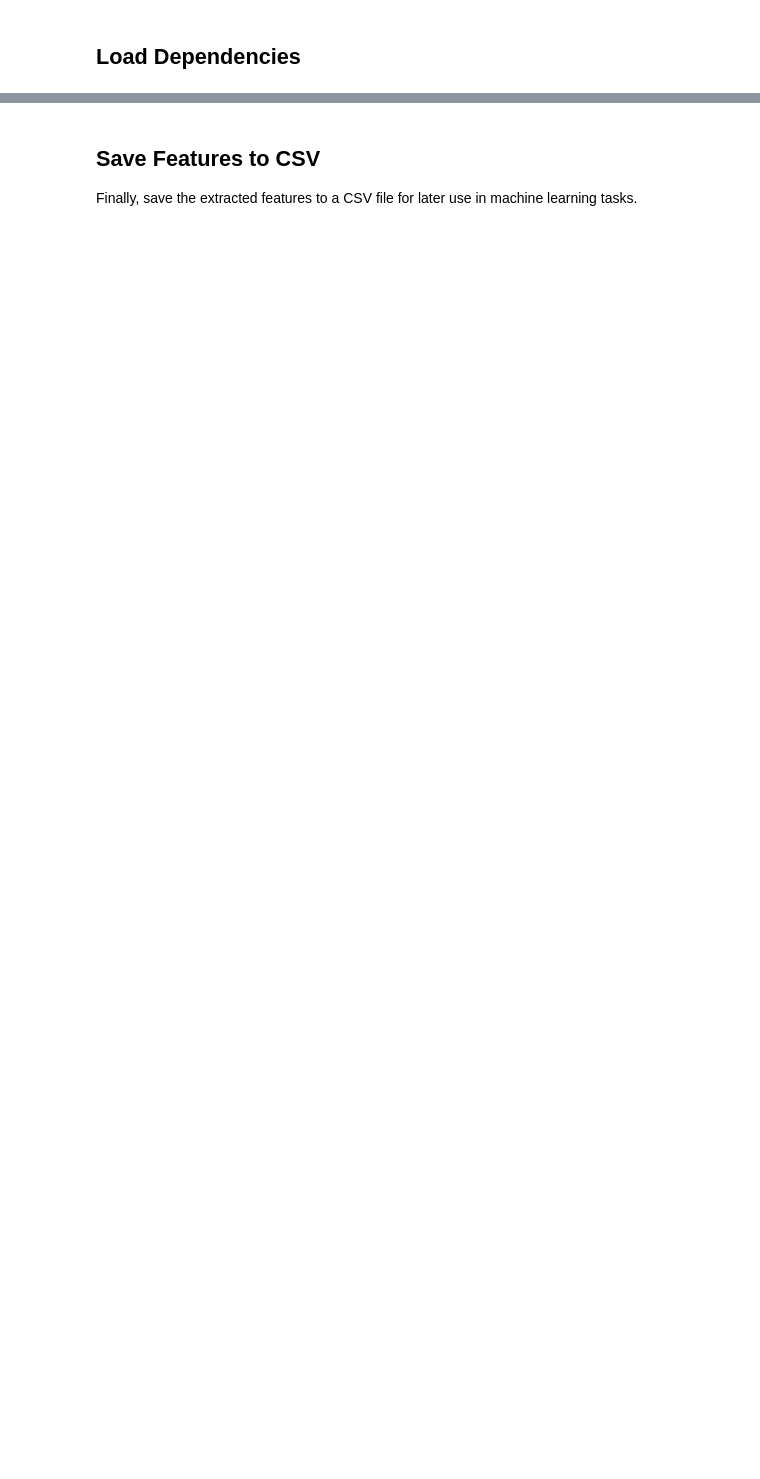
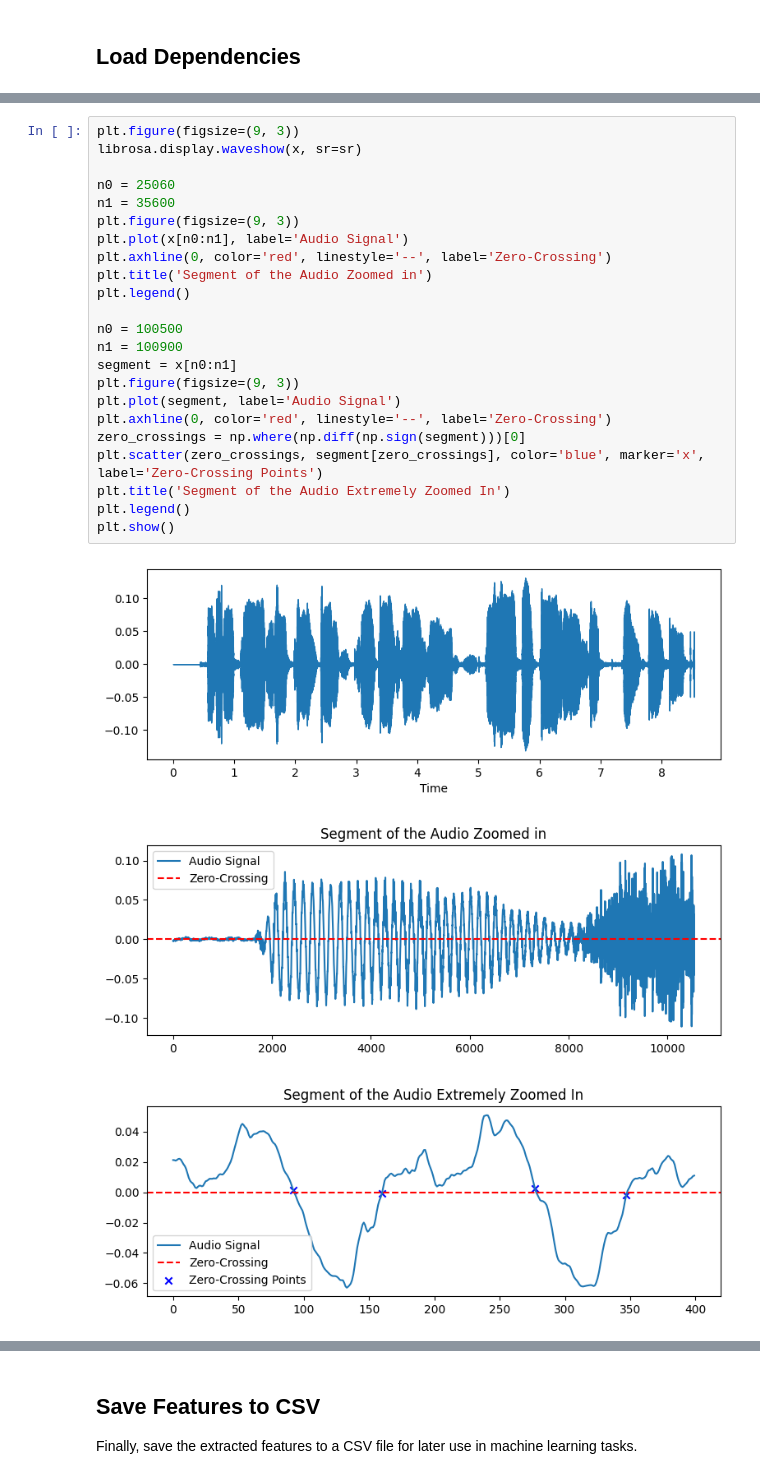
Before and after one commit to shelyuu/speaker-recognition, a Jupyter notebook: OPR000_Feature_Extraction_Explained.ipynb, the cells around one changed output, grey strips where cells are left out. Saved outputs shown, nothing was run; the diff lists cells and outputs as text; blank space fills up the shorter version.

```diff
--- a/OPR000_Feature_Extraction_Explained.ipynb
+++ b/OPR000_Feature_Extraction_Explained.ipynb
@@ -165,0 +52,27 @@ KeyError: 'duration'
+# %%
+plt.figure(figsize=(9, 3))
+librosa.display.waveshow(x, sr=sr)
+
+n0 = 25060
+n1 = 35600
+plt.figure(figsize=(9, 3))
+plt.plot(x[n0:n1], label='Audio Signal')
+plt.axhline(0, color='red', linestyle='--', label='Zero-Crossing')
+plt.title('Segment of the Audio Zoomed in')
+plt.legend()
+
+n0 = 100500
+n1 = 100900
+segment = x[n0:n1]
+plt.figure(figsize=(9, 3))
+plt.plot(segment, label='Audio Signal')
+plt.axhline(0, color='red', linestyle='--', label='Zero-Crossing')
+zero_crossings = np.where(np.diff(np.sign(segment)))[0]
+plt.scatter(zero_crossings, segment[zero_crossings], color='blue', marker='x', label='Zero-Crossing Points')
+plt.title('Segment of the Audio Extremely Zoomed In')
+plt.legend()
+plt.show()
+# %% [output]
+[figure, added]
+[figure, added]
+[figure, added]
```
Also changed, not shown: parts of 48 cells of this notebook, 16 other files.
